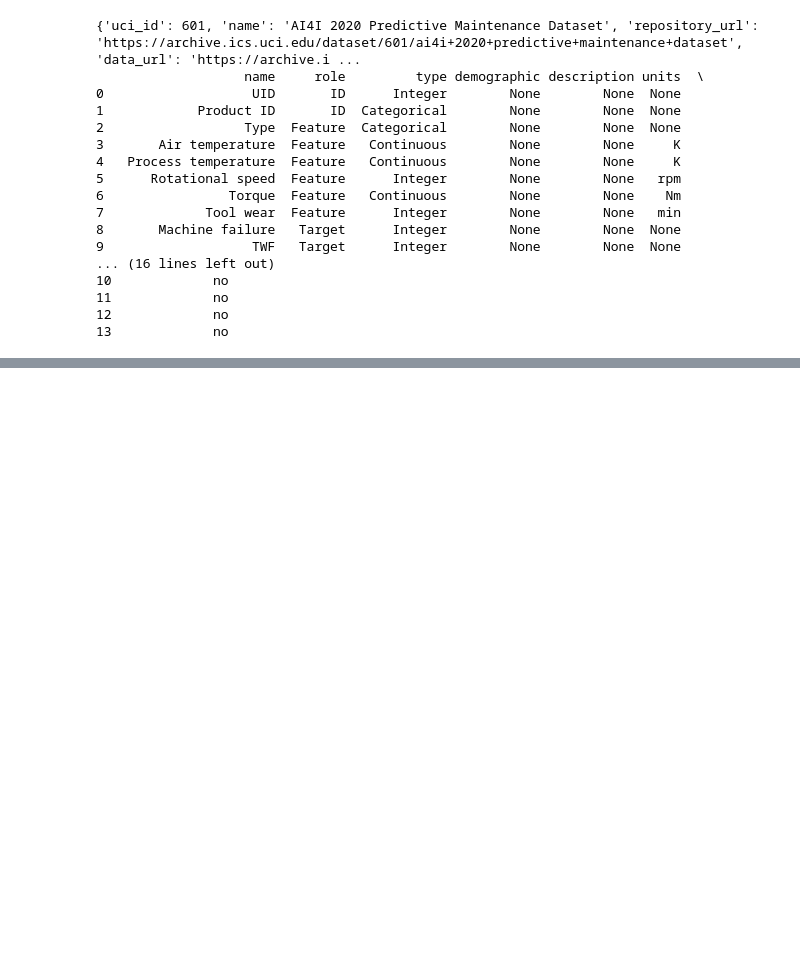
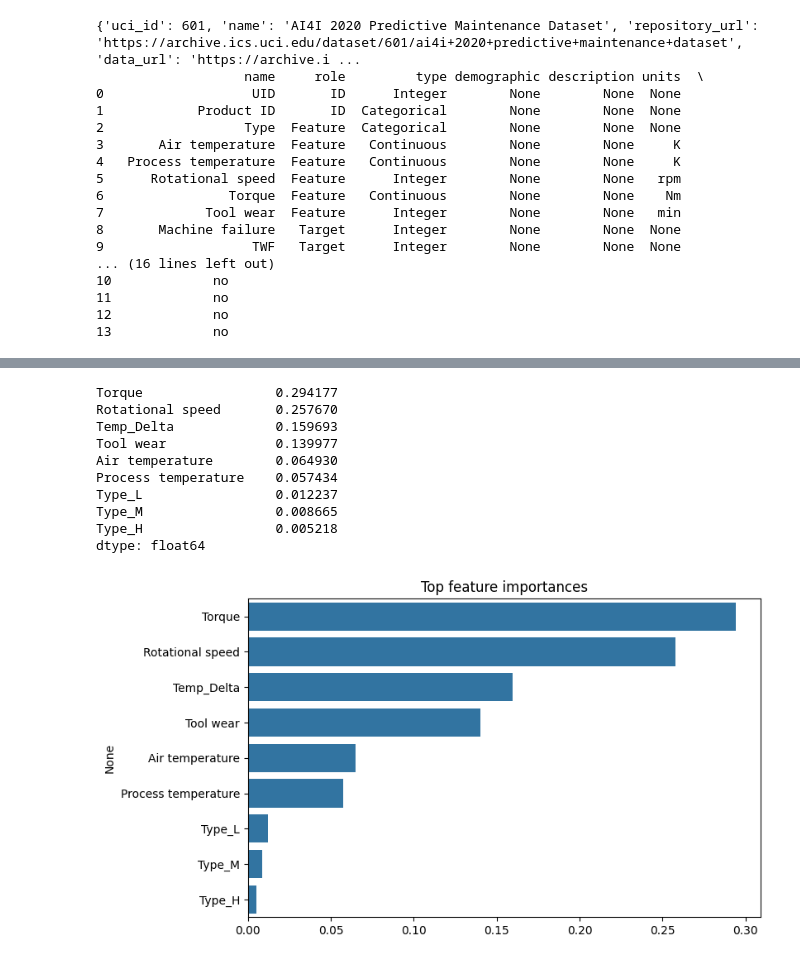
Before and after one commit to gvo27/predictive-maintenance, a Jupyter notebook: main.ipynb, the cells around one changed output, grey strips where cells are left out. Drawn from its saved outputs; the diff is of its cells as text; code cells hidden in the pictures; blank space fills up the shorter version.

```diff
--- a/main.ipynb
+++ b/main.ipynb
@@ -33,0 +192,3 @@ print(ai4i_2020_predictive_maintenance_dataset.variables)
+# %%
+feature_candidates = ['Air temperature', 'Process temperature', 'Rotational speed', 'Torque', 'Tool wear', 'Temp_Delta', 'Type']
+df['Type'] = type_labeler.inverse_transform(df['Type'])
@@ -33,0 +234,13 @@ print(ai4i_2020_predictive_maintenance_dataset.variables)
+# %%
+# Train/test split
+X_train, X_test, y_train, y_test = train_test_split(
+    X_1, y_1, test_size=0.2, random_state=42
+)
+
+# Fit baseline model
+pipe.fit(X_train, y_train)
+y_pred = pipe.predict(X_test)
+
+print("Accuracy:", accuracy_score(y_test, y_pred))
+print("Classification Report:\n", classification_report(y_test, y_pred))
+print("Confusion Matrix:\n", confusion_matrix(y_test, y_pred))
@@ -33,0 +262,36 @@ print(ai4i_2020_predictive_maintenance_dataset.variables)
+# %%
+# Feature importance (global)
+# Extract feature names after preprocessing
+preproc = pipe.named_steps['preproc']
+# numeric column names (after scaler) preserved; OneHotEncoder expands cats if present
+num_features = num_cols
+cat_features = []
+if cat_cols:
+    ohe = preproc.named_transformers_['cat']
+    # build ohe feature names
+    ohe_names = ohe.get_feature_names_out(cat_cols)
+    cat_features = list(ohe_names)
+all_features = list(num_features) + cat_features
+
+rf_model = pipe.named_steps['model']
+importances = rf_model.feature_importances_
+feat_imp = pd.Series(importances, index=all_features).sort_values(ascending=False)
+print(feat_imp.head(10))
+
+# Plot
+plt.figure(figsize=(8,5))
+sns.barplot(x=feat_imp.values[:10], y=feat_imp.index[:10])
+plt.title("Top feature importances")
+plt.show()
+# %% [output]
+Torque                 0.294177
+Rotational speed       0.257670
+Temp_Delta             0.159693
+Tool wear              0.139977
+Air temperature        0.064930
+Process temperature    0.057434
+Type_L                 0.012237
+Type_M                 0.008665
+Type_H                 0.005218
+dtype: float64
+[figure, added]
```
Also changed, not shown: parts of 30 cells of this notebook, 10 other files.
